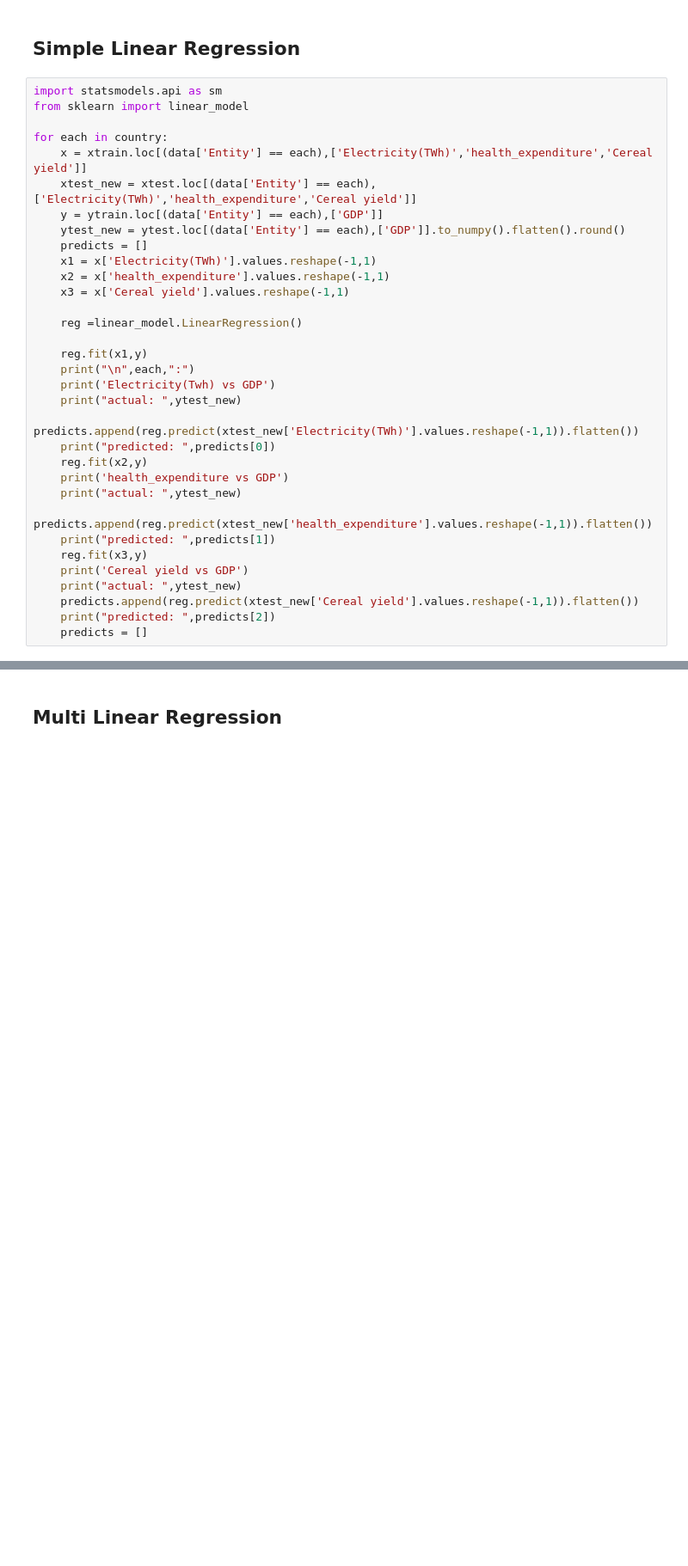
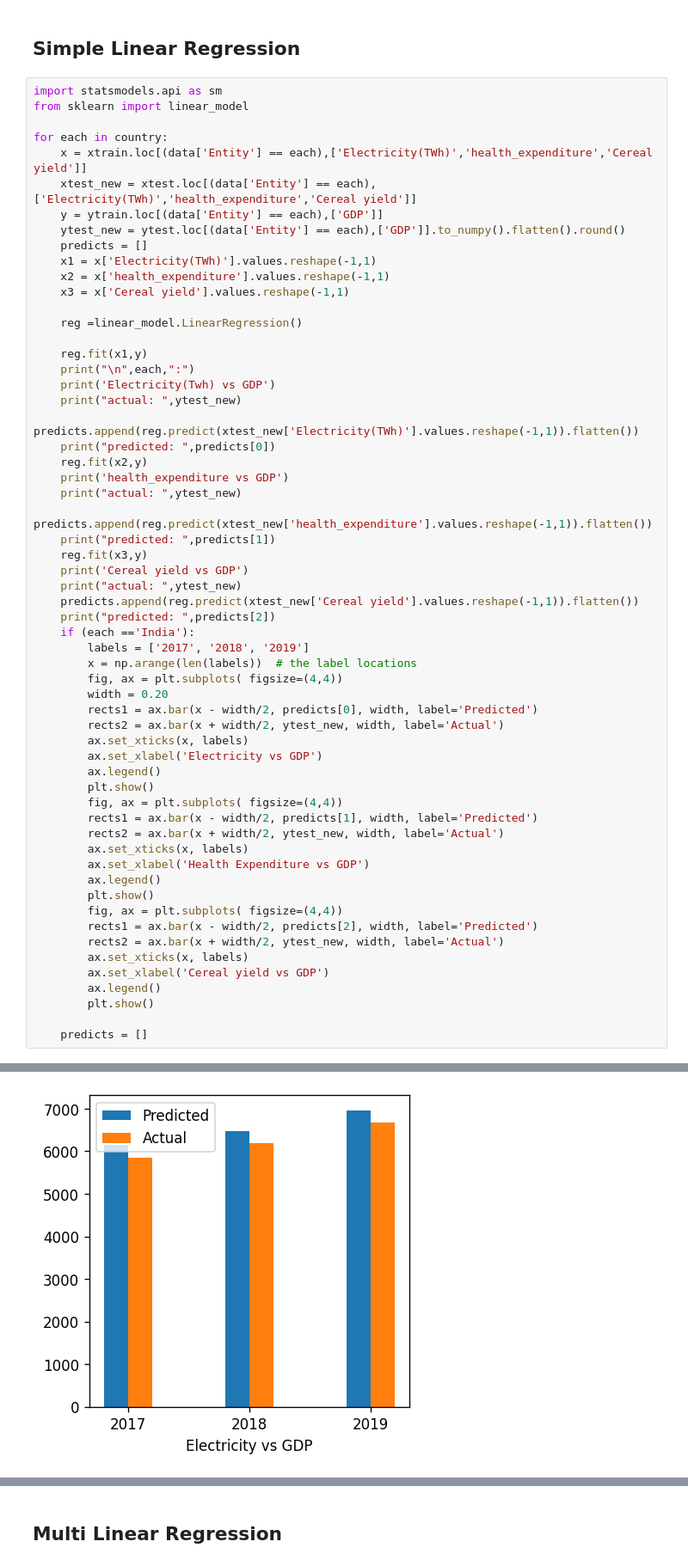
Before and after one commit to NeerajG03/Economic-Growth-Versus-Factors-expenditure-consumption-and-production, a Jupyter notebook: FinalAnalysis/finale.ipynb, the cells around one changed output, grey strips where cells are left out. Shown at 86% size. Drawn from its saved outputs; the diff is of its cells as text; blank space fills up the shorter version.

```diff
--- a/FinalAnalysis/finale.ipynb
+++ b/FinalAnalysis/finale.ipynb
@@ -63,6 +63,32 @@ for each in country:
     print("actual: ",ytest_new)
     predicts.append(reg.predict(xtest_new['Cereal yield'].values.reshape(-1,1)).flatten())
     print("predicted: ",predicts[2])
+    if (each =='India'):
+        labels = ['2017', '2018', '2019']
+        x = np.arange(len(labels))  # the label locations
+        fig, ax = plt.subplots( figsize=(4,4))
+        width = 0.20
+        rects1 = ax.bar(x - width/2, predicts[0], width, label='Predicted')
+        rects2 = ax.bar(x + width/2, ytest_new, width, label='Actual')
+        ax.set_xticks(x, labels)
+        ax.set_xlabel('Electricity vs GDP')
+        ax.legend()
+        plt.show()
+        fig, ax = plt.subplots( figsize=(4,4))
+        rects1 = ax.bar(x - width/2, predicts[1], width, label='Predicted')
+        rects2 = ax.bar(x + width/2, ytest_new, width, label='Actual')
+        ax.set_xticks(x, labels)
+        ax.set_xlabel('Health Expenditure vs GDP')
+        ax.legend()
+        plt.show()
+        fig, ax = plt.subplots( figsize=(4,4))
+        rects1 = ax.bar(x - width/2, predicts[2], width, label='Predicted')
+        rects2 = ax.bar(x + width/2, ytest_new, width, label='Actual')
+        ax.set_xticks(x, labels)
+        ax.set_xlabel('Cereal yield vs GDP')
+        ax.legend()
+        plt.show()
+
     predicts = []
 # %% [output]
  Canada :
@@ -84,0 +111 @@ predicted:  [27774.86113685 34491.23861081 32761.00755604]
+[figure, added]
```
Also changed, not shown: parts of 4 cells of this notebook, 1 other file.
